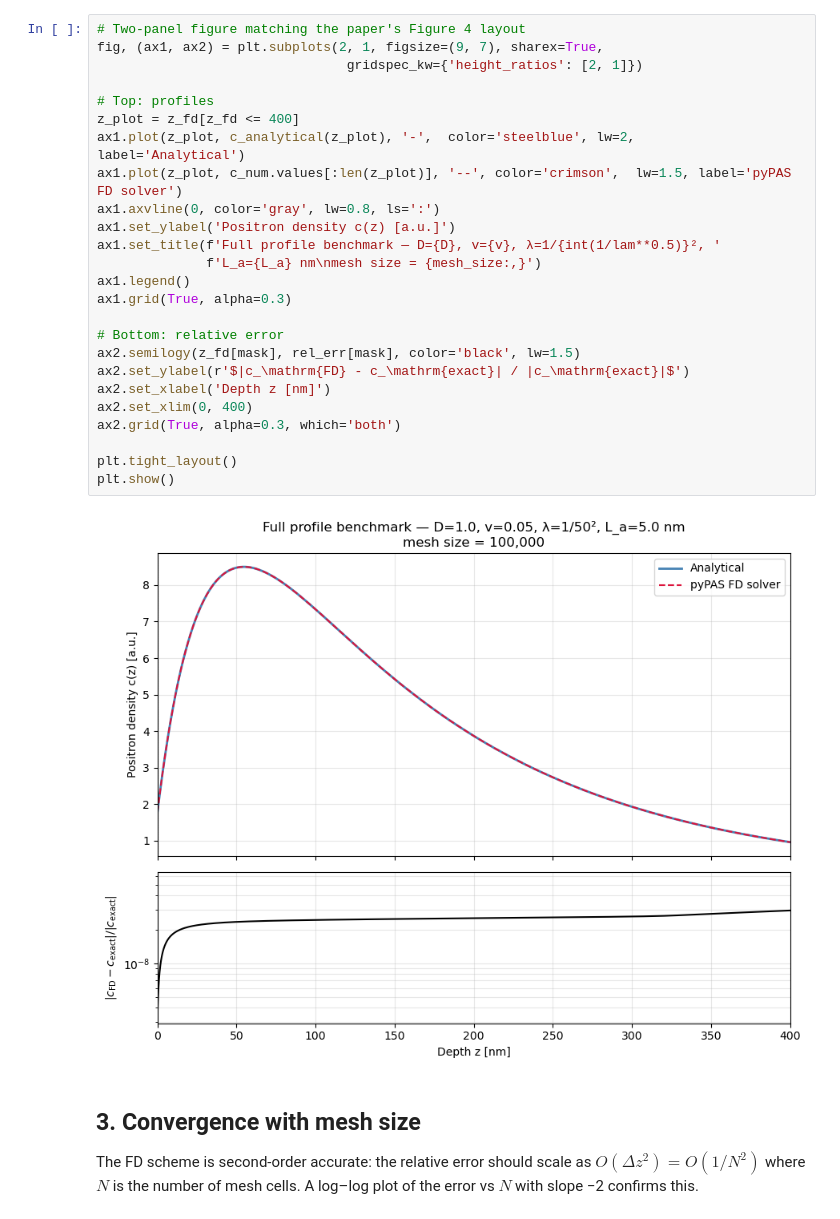
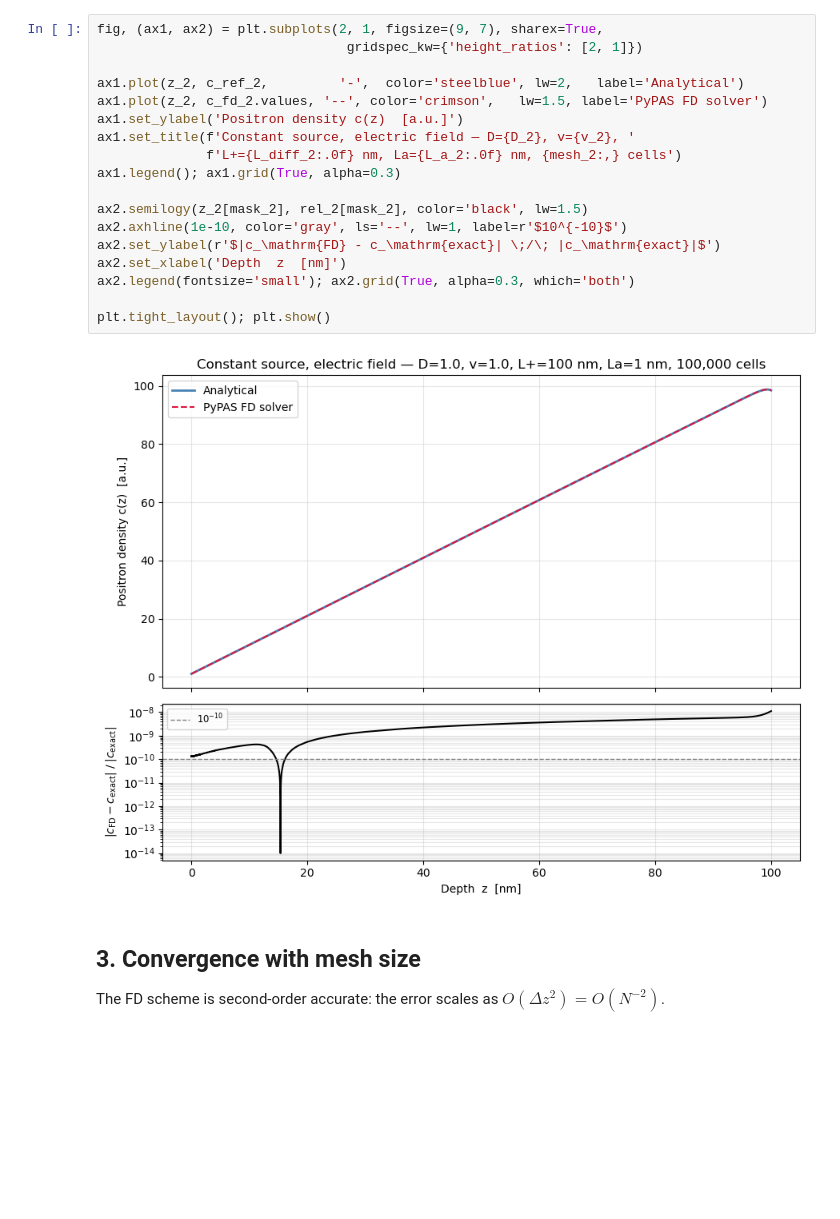
Before and after one commit to achiyaAmrusi/scipas, a Jupyter notebook: examples/transport benchmark/solver_benchmark.ipynb, the cells around one changed output. Drawn from its saved outputs; the diff is of its cells as text; blank space fills up the shorter version.

```diff
--- a/examples/transport benchmark/solver_benchmark.ipynb
+++ b/examples/transport benchmark/solver_benchmark.ipynb
@@ -194,32 +180,25 @@ Mean relative error:              3.05e-08
 # %%
-# Two-panel figure matching the paper's Figure 4 layout
 fig, (ax1, ax2) = plt.subplots(2, 1, figsize=(9, 7), sharex=True,
                                 gridspec_kw={'height_ratios': [2, 1]})
 
-# Top: profiles
-z_plot = z_fd[z_fd <= 400]
-ax1.plot(z_plot, c_analytical(z_plot), '-',  color='steelblue', lw=2,   label='Analytical')
-ax1.plot(z_plot, c_num.values[:len(z_plot)], '--', color='crimson',  lw=1.5, label='pyPAS FD solver')
-ax1.axvline(0, color='gray', lw=0.8, ls=':')
-ax1.set_ylabel('Positron density c(z) [a.u.]')
-ax1.set_title(f'Full profile benchmark — D={D}, v={v}, λ=1/{int(1/lam**0.5)}², '
-              f'L_a={L_a} nm\nmesh size = {mesh_size:,}')
-ax1.legend()
-ax1.grid(True, alpha=0.3)
+ax1.plot(z_2, c_ref_2,         '-',  color='steelblue', lw=2,   label='Analytical')
+ax1.plot(z_2, c_fd_2.values, '--', color='crimson',   lw=1.5, label='PyPAS FD solver')
+ax1.set_ylabel('Positron density c(z)  [a.u.]')
+ax1.set_title(f'Constant source, electric field — D={D_2}, v={v_2}, '
+              f'L+={L_diff_2:.0f} nm, La={L_a_2:.0f} nm, {mesh_2:,} cells')
+ax1.legend(); ax1.grid(True, alpha=0.3)
 
-# Bottom: relative error
-ax2.semilogy(z_fd[mask], rel_err[mask], color='black', lw=1.5)
-ax2.set_ylabel(r'$|c_\mathrm{FD} - c_\mathrm{exact}| / |c_\mathrm{exact}|$')
-ax2.set_xlabel('Depth z [nm]')
-ax2.set_xlim(0, 400)
-ax2.grid(True, alpha=0.3, which='both')
+ax2.semilogy(z_2[mask_2], rel_2[mask_2], color='black', lw=1.5)
+ax2.axhline(1e-10, color='gray', ls='--', lw=1, label=r'$10^{-10}$')
+ax2.set_ylabel(r'$|c_\mathrm{FD} - c_\mathrm{exact}| \;/\; |c_\mathrm{exact}|$')
+ax2.set_xlabel('Depth  z  [nm]')
+ax2.legend(fontsize='small'); ax2.grid(True, alpha=0.3, which='both')
 
-plt.tight_layout()
-plt.show()
+plt.tight_layout(); plt.show()
 # %% [output]
-[figure, old version]
+[figure, new version]
 # %% [markdown]
 ## 3. Convergence with mesh size
 
-The FD scheme is second-order accurate: the relative error should scale as $O(\Delta z^2) = O(1/N^2)$ where $N$ is the number of mesh cells. A log–log plot of the error vs $N$ with slope −2 confirms this.
+The FD scheme is second-order accurate: the error scales as $O(\Delta z^2) = O(N^{-2})$.
 # %%
```
Also changed, not shown: parts of 16 cells of this notebook.
